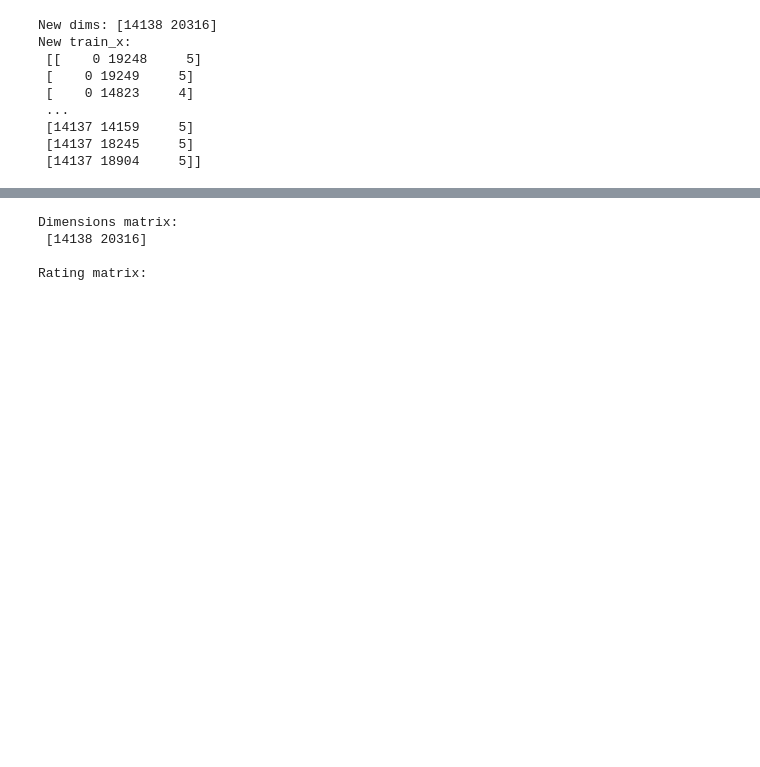
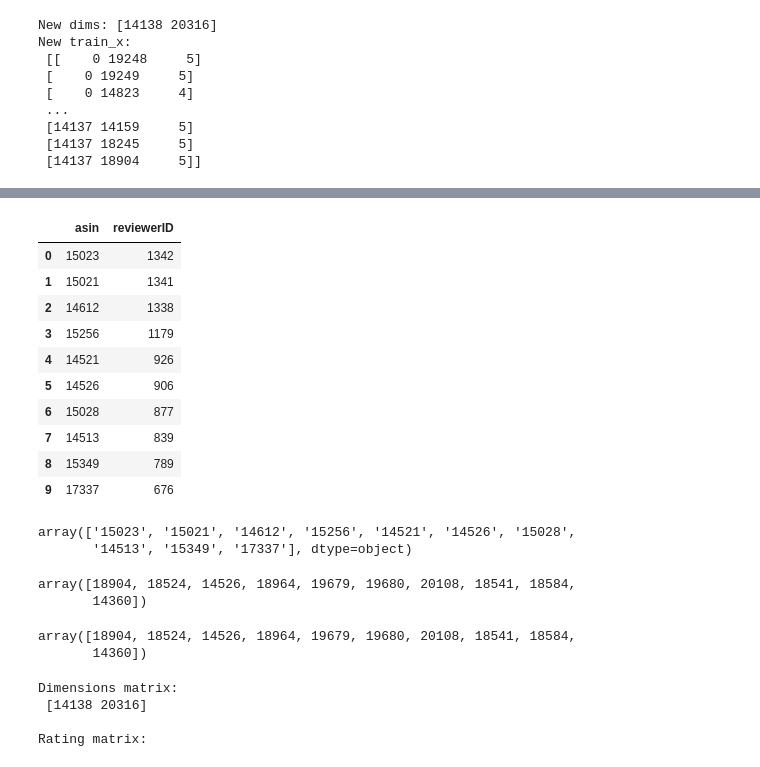
Before and after one commit to antoniosh97/Recommender-System-2023, a Jupyter notebook: Implementation/3_LabReplication/00_FM_RND_POP_NCF.ipynb, the cells around one changed output, grey strips where cells are left out. Cells and saved outputs as stored; diff of their text form; code cells hidden in the pictures; blank space fills up the shorter version.

Commit message:
00_FM_RND_POP_NCF modify get_popularity_recommendations

```diff
--- a/Implementation/3_LabReplication/00_FM_RND_POP_NCF.ipynb
+++ b/Implementation/3_LabReplication/00_FM_RND_POP_NCF.ipynb
@@ -260,0 +274,15 @@ def ng_sample(data: np.ndarray, dims: list, num_ng:int=4) -> Tuple[np.ndarray, s
+# %%
+import seaborn as sns
+import matplotlib.pyplot as plt
+
+items_sorted = pd.DataFrame(train_x[:,:2], columns=[ "reviewerID","asin"]).groupby("asin").count().sort_values(by="reviewerID",ascending=False).reset_index()
+items_sorted.asin = items_sorted.asin.astype(str)
+sns.set_style("darkgrid")
+
+def plot(df, title_name, figure_name, fig_size):
+    plt.figure(figsize=(fig_size[0],fig_size[1]), dpi=100)
+    plt.xticks(rotation=90)
+    sns_plot = sns.barplot(data =df, x="asin", y="reviewerID")
+    sns_plot.set(xlabel='Product ID', ylabel='count',title=title_name)
+
+    sns_plot.figure.savefig(figure_name)
@@ -261,13 +292,36 @@ def ng_sample(data: np.ndarray, dims: list, num_ng:int=4) -> Tuple[np.ndarray, s
+# %%
+print(items_sorted.shape)
+plot(items_sorted.head(1000), title_name= "Items sorted", figure_name="top1000_items", fig_size=[100,20])
+plot(items_sorted.head(10), title_name= "Items sorted", figure_name="top10_items", fig_size=[15,10])
+plot(items_sorted, title_name= "Items sorted", figure_name="train_items_sorted", fig_size=[500,10])
+# %% [output]
+|  | asin | reviewerID |
+| 0 | 15023 | 1342 |
+| 1 | 15021 | 1341 |
+| 2 | 14612 | 1338 |
+| 3 | 15256 | 1179 |
+| 4 | 14521 | 926 |
+| 5 | 14526 | 906 |
+| 6 | 15028 | 877 |
+| 7 | 14513 | 839 |
+| 8 | 15349 | 789 |
+| 9 | 17337 | 676 |
+# %%
+from scipy.stats import rankdata
+
+def get_popularity_recommendations(items_sorted):
+  return items_sorted.asin.to_numpy()
+
+popularity_recommendations = get_popularity_recommendations(items_sorted)
+popularity_recommendations[:10]
+# %% [output]
+array(['15023', '15021', '14612', '15256', '14521', '14526', '15028',
+       '14513', '15349', '17337'], dtype=object)
 # %%
 from scipy.stats import rankdata
 
 def get_popularity_recommendations(train_x, dims):
-  """
-  https://github.com/LaxmiChaudhary/Amzon-Product-Recommendation/blob/master/Recommendation%20System.ipynb
-  """
-  # train_data_sort = pd.DataFrame(train_x, columns=list(col_names.values())[:3]).sort_values(col_names['col_rating'], ascending=False)
-  # train_data_sort['rank'] = train_data_sort[col_names['col_id_product']].rank(ascending=0, method='first')
-  # pop_rec = train_data_sort[col_names['col_id_product']].drop_duplicates().to_numpy()
+
   train_x_rank = np.insert(np.array(train_x), train_x.shape[1], rankdata(train_x[:,-1]), 1)
   pop_rec = train_x[train_x_rank[:,-1].argsort()[::-1]][:,1]- dims[0]
   pop_rec = [i for n, i in enumerate(pop_rec) if i not in pop_rec[:n]]
@@ -275,6 +329,16 @@ def get_popularity_recommendations(train_x, dims):
   return np.hstack(pop_rec)
 
 popularity_recommendations = get_popularity_recommendations(train_x, dims)
+popularity_recommendations[:10] + dims[0]
+# %% [output]
+array([18904, 18524, 14526, 18964, 19679, 19680, 20108, 18541, 18584,
+       14360])
+# %%
+top10_rec = popularity_recommendations[:10] +dims[0]
+top10_rec
+# %% [output]
+array([18904, 18524, 14526, 18964, 19679, 19680, 20108, 18541, 18584,
+       14360])
 # %%
 train_x, rating_mat = ng_sample(train_x, dims)
 print("Dimensions matrix:\n",dims)
```
Also changed, not shown: parts of 6 cells of this notebook, 1 other file.
